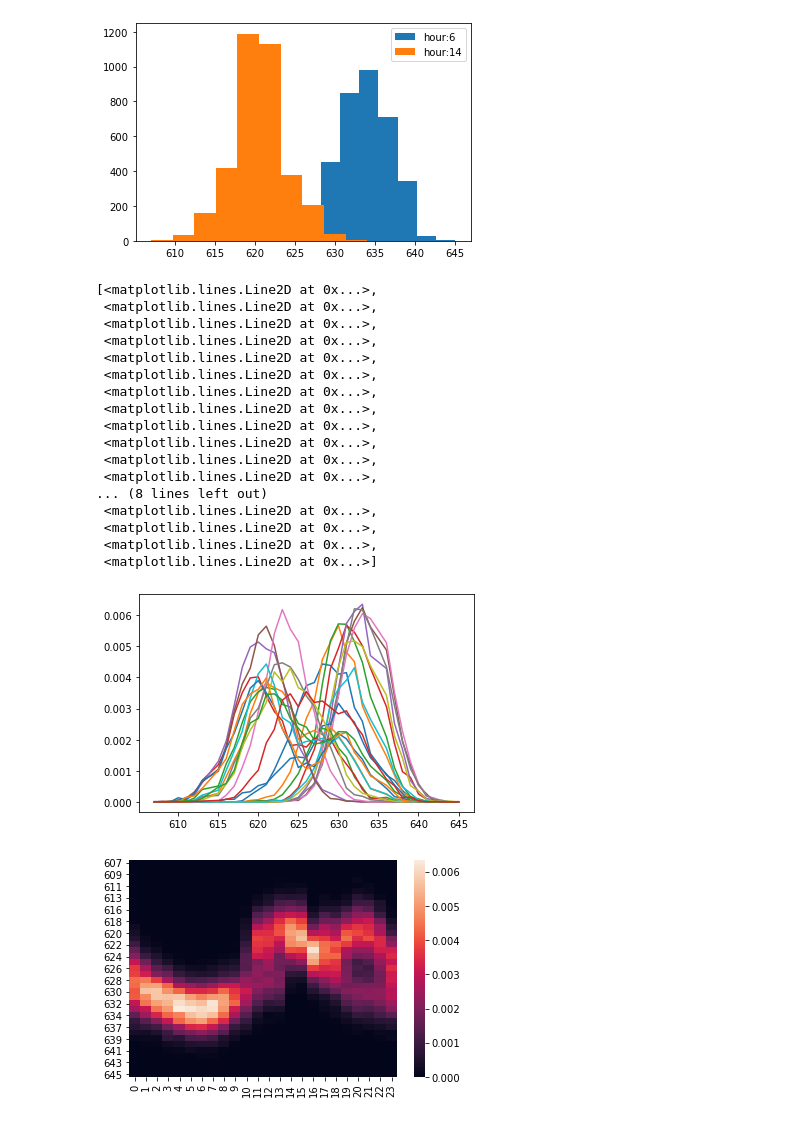
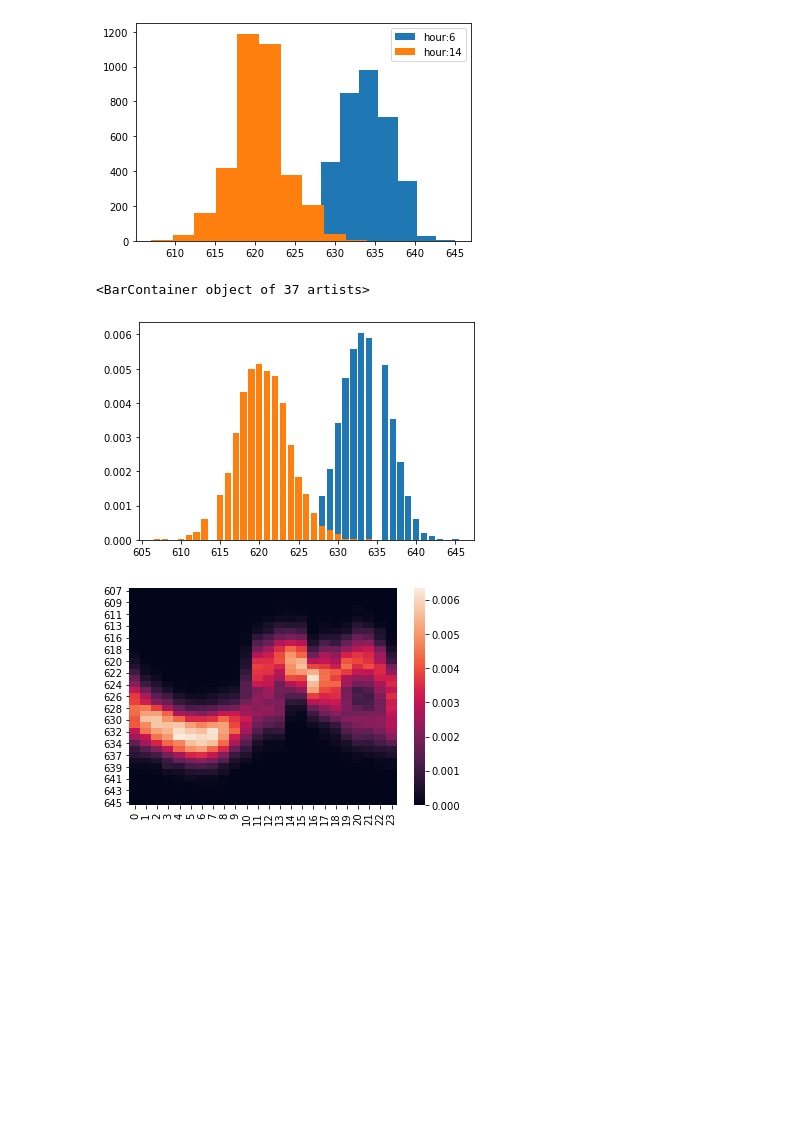
Before and after one commit to AkinaNagai/ori_lnpr_book_codes, a Jupyter notebook: section_sensor/lidar_600.ipynb, the cells around one changed output. Drawn from its saved outputs; the diff is of its cells as text; code cells hidden in the pictures; blank space fills up the shorter version.

```diff
--- a/section_sensor/lidar_600.ipynb
+++ b/section_sensor/lidar_600.ipynb
@@ -104,33 +104,18 @@ ax.legend()
 <matplotlib.legend.Legend at 0x...>
 [figure]
 # %%
+#測定した全データから、1時間おきのデータに分離して、6時と14時のデータのヒストグラムを作成。
 fig = plt.figure()
 ax0 = fig.add_subplot(1,1,1)
 each_hour = { i : d.lidar.get_group(i).value_counts().sort_index()  for i in range(24)}
 freqs = pd.concat(each_hour, axis=1)
 freqs = freqs.fillna(0)
 probs = freqs/len(data)
-probs
-ax0.plot(probs)
+ax0.bar(x=probs.index,height=probs[6])
+ax0.bar(x=probs.index,height=probs[14])
 # %% [output]
-[<matplotlib.lines.Line2D at 0x...>,
- <matplotlib.lines.Line2D at 0x...>,
- <matplotlib.lines.Line2D at 0x...>,
- <matplotlib.lines.Line2D at 0x...>,
- <matplotlib.lines.Line2D at 0x...>,
- <matplotlib.lines.Line2D at 0x...>,
- <matplotlib.lines.Line2D at 0x...>,
- <matplotlib.lines.Line2D at 0x...>,
- <matplotlib.lines.Line2D at 0x...>,
- <matplotlib.lines.Line2D at 0x...>,
- <matplotlib.lines.Line2D at 0x...>,
- <matplotlib.lines.Line2D at 0x...>,
-... (8 lines left out)
- <matplotlib.lines.Line2D at 0x...>,
- <matplotlib.lines.Line2D at 0x...>,
- <matplotlib.lines.Line2D at 0x...>,
- <matplotlib.lines.Line2D at 0x...>]
+<BarContainer object of 37 artists>
-[figure, old version]
+[figure, new version]
 # %%
 import seaborn as sns
 
```
Also changed, not shown: parts of 6 cells of this notebook.
